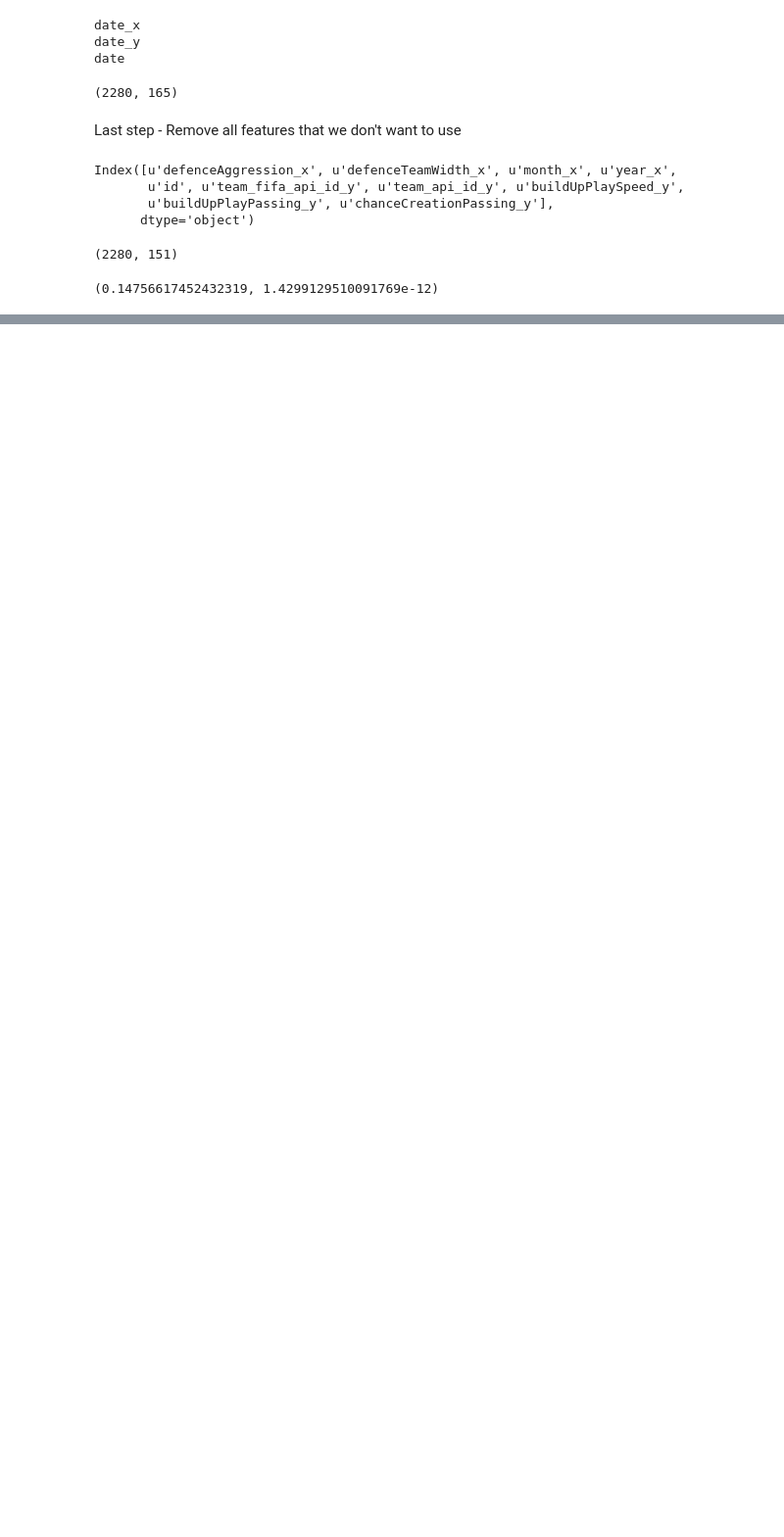
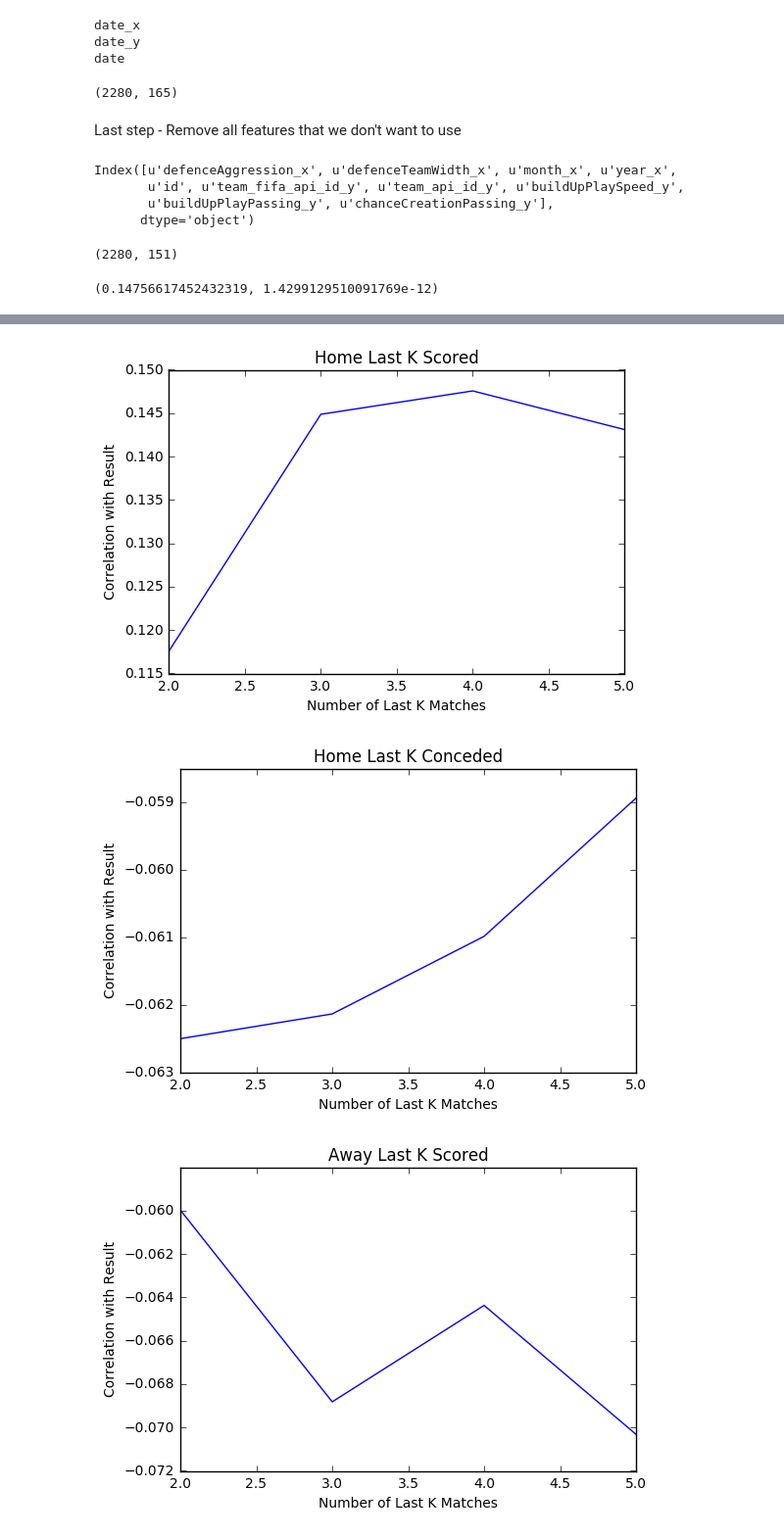
Before and after one commit to mtetkosk/European_Soccer_Prediction, a Jupyter notebook: notebooks/20170125_Feature_Creation.ipynb, the cells around one changed output, grey strips where cells are left out. Shown at 98% size. Saved outputs shown, nothing was run; the diff lists cells and outputs as text; code cells hidden in the pictures; blank space fills up the shorter version.

```diff
--- a/notebooks/20170125_Feature_Creation.ipynb
+++ b/notebooks/20170125_Feature_Creation.ipynb
@@ -816,0 +820,25 @@ pearsonr(matches['home_last_4_scored'],matches['Result_Target'])
+# %%
+metric_list = ['home_last_%d_scored','home_last_%d_conceded','away_last_%d_scored','away_last_%d_concede']
+count = 0
+for metric in metric_list:
+    corr_list = []
+    count +=1
+    for i in range(2,6):
+        corr_list.append(pearsonr(matches[metric%i],matches['Result_Target'])[0])
+    plt.plot(range(2,6),corr_list)
+    plt.xlabel('Number of Last K Matches')
+    plt.ylabel('Correlation with Result')
+    if count == 1:
+        plt.title('Home Last K Scored')
+    if count == 2:
+        plt.title('Home Last K Conceded')
+    if count == 3:
+        plt.title('Away Last K Scored')
+    if count == 4:
+        plt.title('Away Last K Conceded')
+
+    plt.show()
+# %% [output]
+[figure, added]
+[figure, added]
+[figure, added]
```
Also changed, not shown: parts of 6 cells of this notebook, 3 other files.
